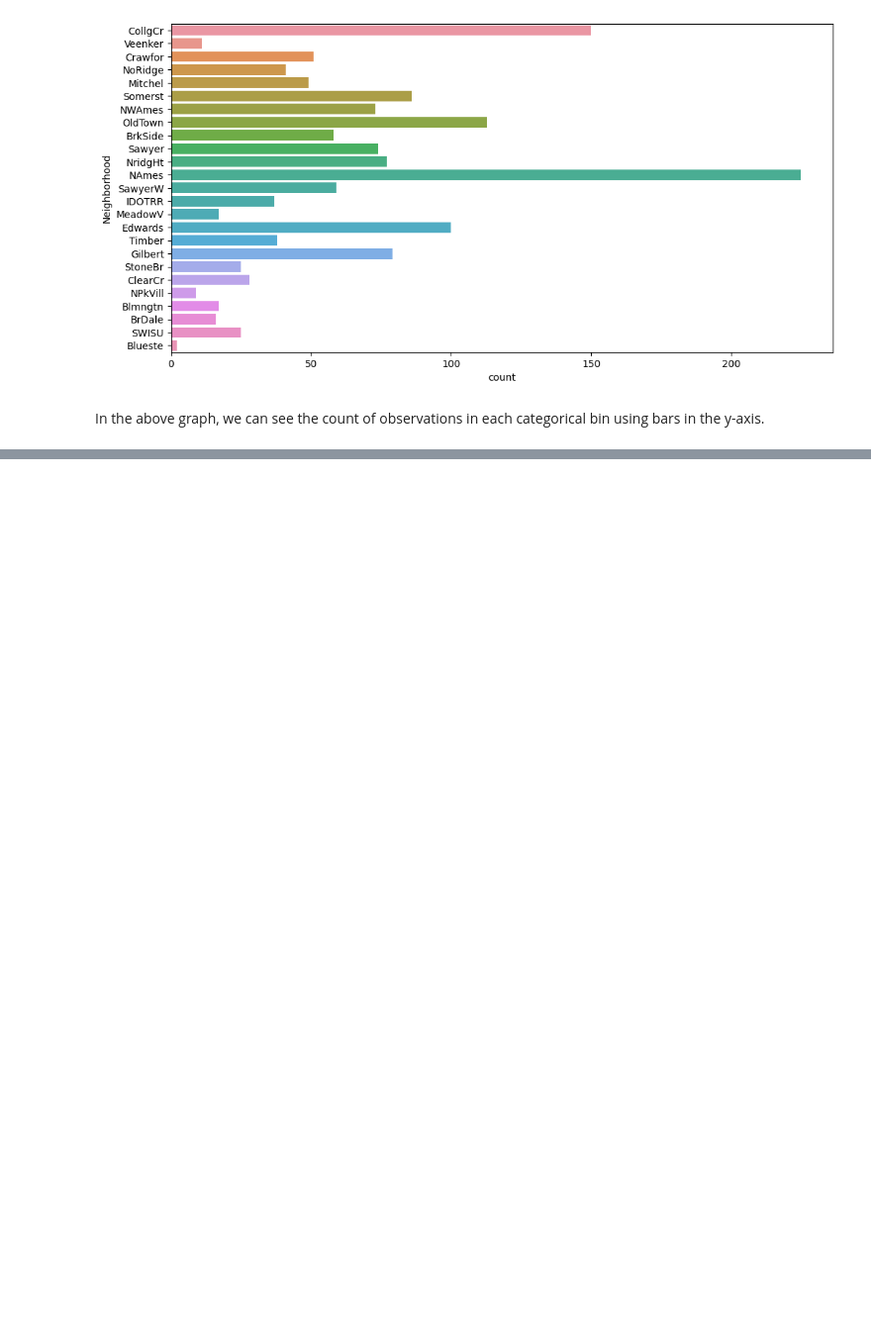
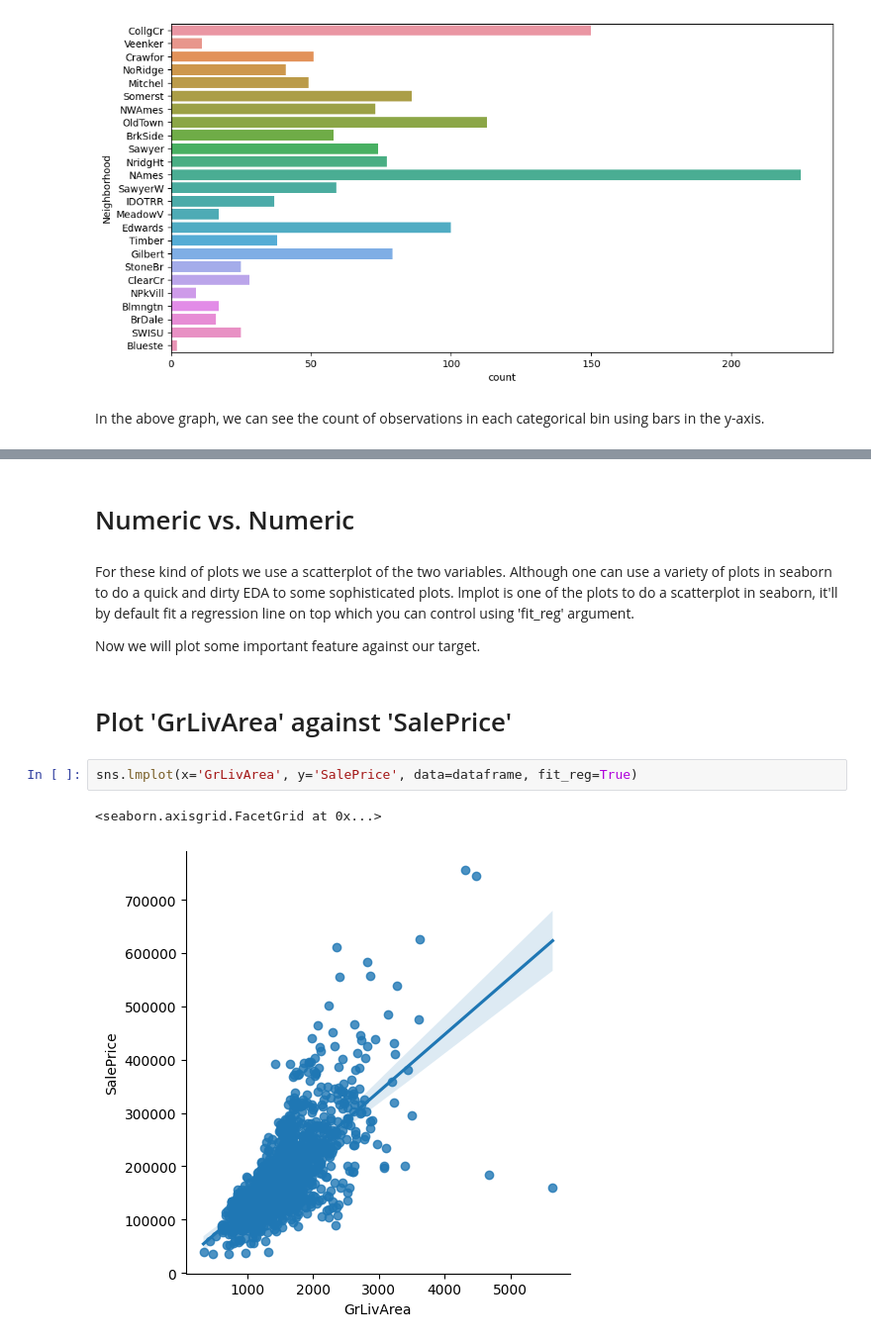
Before and after one commit to sreekanthreddysri2017/Data_Science, a Jupyter notebook: EDA.ipynb, the cells around one changed output, grey strips where cells are left out. Shown at 99% size. Cells and saved outputs as stored; diff of their text form; blank space fills up the shorter version.

```diff
--- a/EDA.ipynb
+++ b/EDA.ipynb
@@ -394,0 +410,13 @@ In the above graph, we can see the count of observations in each categorical bin
+# %% [markdown]
+# Numeric vs. Numeric
+# %% [markdown]
+For these kind of plots we use a scatterplot of the two variables. Although one can use a variety of plots in seaborn to do a quick and dirty EDA to some sophisticated plots. lmplot is one of the plots to do a scatterplot in seaborn, it'll by default fit a regression line on top which you can control using 'fit_reg' argument.
+
+Now we will plot some important feature against our target.
+# %% [markdown]
+# Plot 'GrLivArea' against 'SalePrice'
+# %%
+sns.lmplot(x='GrLivArea', y='SalePrice', data=dataframe, fit_reg=True)
+# %% [output]
+<seaborn.axisgrid.FacetGrid at 0x...>
+[figure, added]
```
Also changed, not shown: parts of 25 cells of this notebook.
